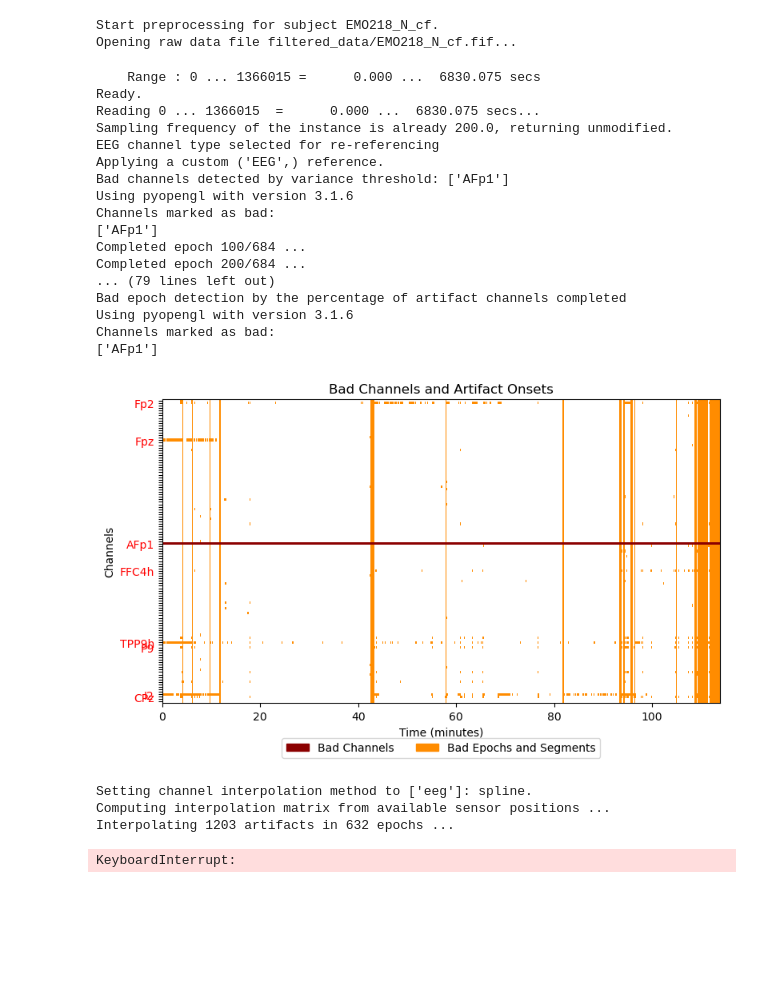
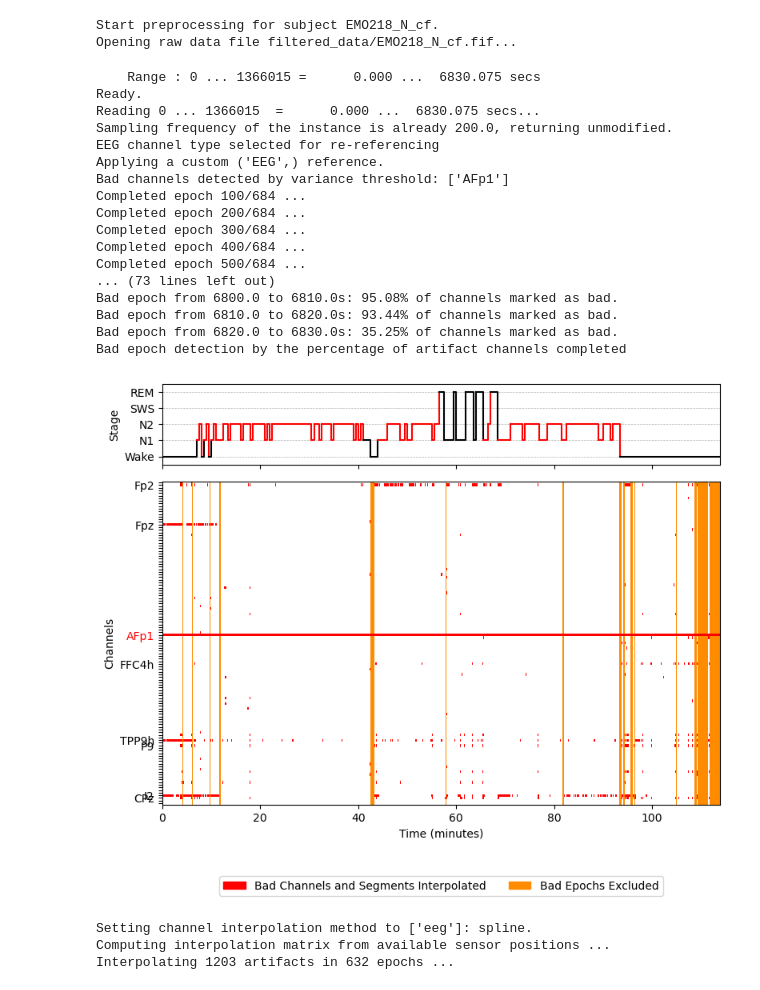
Before and after one commit to Theaang/signal-processing, a Jupyter notebook: preprocessing_tutorial.ipynb, the cells around one changed output. Cells and saved outputs as stored; diff of their text form; code cells hidden in the pictures; blank space fills up the shorter version.

```diff
--- a/preprocessing_tutorial.ipynb
+++ b/preprocessing_tutorial.ipynb
@@ -112,7 +144,7 @@ def plot_bad_artifacts(raw):
 # %%
 add hypno
 # %%
-def auto_artifact_detect_interp(raw, stage, picks, reference, subject_id, epoch_length, epoch_slide = None):
+def auto_artifact_detect_interp(raw, stage, picks, reference, subject_id, epoch_length, epoch_slide = None, interest_stage = None):
     """
     Perform artifact rejection on EEG data, including bad channel handling,
     epoch-wise artifact detection, and interpolation.
@@ -145,7 +177,7 @@ def auto_artifact_detect_interp(raw, stage, picks, reference, subject_id, epoch_
     raw_copy = zscoreamp_epoch_chanwise(raw_copy, threshold_z=5, epoch_length=epoch_length, epoch_slide=epoch_slide, picks=picks, reference=reference)
     threshold_badepoch(raw_copy, picks=picks, percent_chan_bad=10)
     raw_copy.plot(duration=60.0, scalings=dict(eeg=200e-6), bad_color='red', block=True)
-    plot_bad_artifacts(raw)
+    plot_bad_artifacts(raw, stages = stage, interest_stage = interest_stage)
 
     # ---- Artifact Interpolation ----
     raw_copy = raw_copy.interpolate_bads(reset_bads=True, mode='accurate', origin='auto', method='spline', exclude=(), verbose='ERROR')
@@ -234,6 +266,7 @@ raw_file = 'filtered_data/'
 processed_file = 'test/'
 scoring_file = 'scoring_file/'
 montage_temp = 'standard_1005'
+interest_stage = ['N2', 'SWS']
 online_refer = 'FCz'
 rerefer = ['M1', 'M2']
 epoch_length = 10
@@ -274,46 +307,45 @@ for file_path in file_paths:
 
     # Segment raw data into sleep stages
     stage = hypnogram_segment(subject=218, raw=raw)
 
     # Detect and interpolate artifacts
     ## visual_artifact_inspect(raw)
     auto_artifact_detect_interp(raw, stage=stage, picks=['eeg'], reference=(rerefer),
-                                subject_id=id, epoch_length=epoch_length)
+                                subject_id=id, epoch_length=epoch_length, interest_stage = interest_stage)
 
     # Apply ICA
     ## apply_ica_to_segments(raw=raw, stage=stage, n_component=0.99,
     ##                   kurt_threshold_z=3, run_ecg=False, auto=True)
 
     save_path = os.path.join(processed_file, f"{id}.fif")
     raw.save(save_path, overwrite=True)
 
     raw.plot_psd()
     del raw, stage, id
 # %% [output]
 Start preprocessing for subject EMO218_N_cf.
 Opening raw data file filtered_data/EMO218_N_cf.fif...
     Range : 0 ... 1366015 =      0.000 ...  6830.075 secs
 Ready.
 Reading 0 ... 1366015  =      0.000 ...  6830.075 secs...
 Sampling frequency of the instance is already 200.0, returning unmodified.
 EEG channel type selected for re-referencing
 Applying a custom ('EEG',) reference.
 Bad channels detected by variance threshold: ['AFp1']
-Using pyopengl with version 3.1.6
-Channels marked as bad:
-['AFp1']
 Completed epoch 100/684 ...
 Completed epoch 200/684 ...
-... (79 lines left out)
+Completed epoch 300/684 ...
+Completed epoch 400/684 ...
+Completed epoch 500/684 ...
+... (73 lines left out)
+Bad epoch from 6800.0 to 6810.0s: 95.08% of channels marked as bad.
+Bad epoch from 6810.0 to 6820.0s: 93.44% of channels marked as bad.
+Bad epoch from 6820.0 to 6830.0s: 35.25% of channels marked as bad.
 Bad epoch detection by the percentage of artifact channels completed
-Using pyopengl with version 3.1.6
-Channels marked as bad:
-['AFp1']
-[figure, old version]
+[figure, new version]
 Setting channel interpolation method to ['eeg']: spline.
 Computing interpolation matrix from available sensor positions ...
 Interpolating 1203 artifacts in 632 epochs ...
-KeyboardInterrupt:
 # %%
 # -------- Set Parameters --------- #
 subject_id = 990
```
Also changed, not shown: parts of 1 cell of this notebook.
